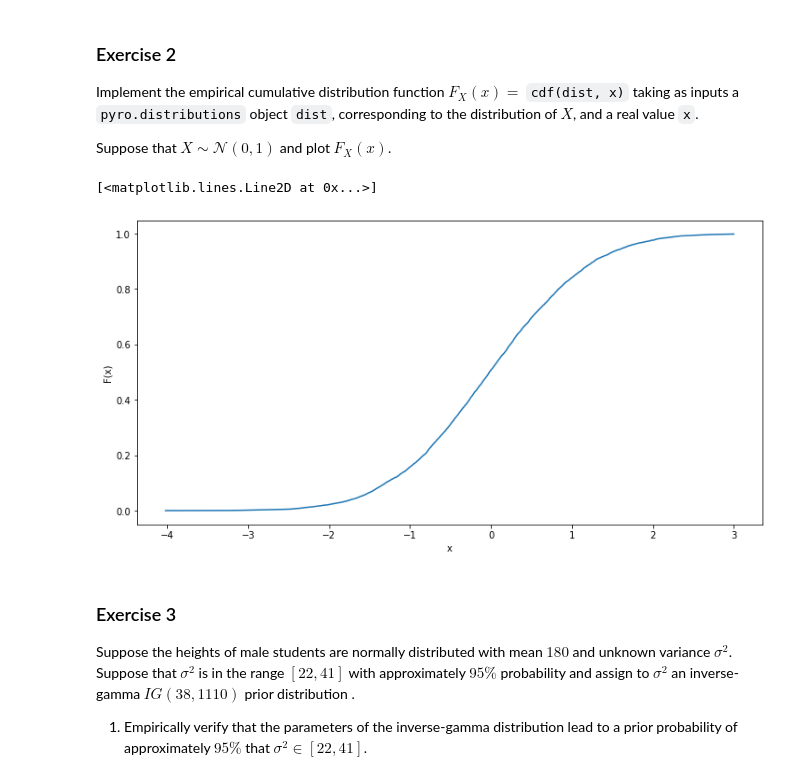
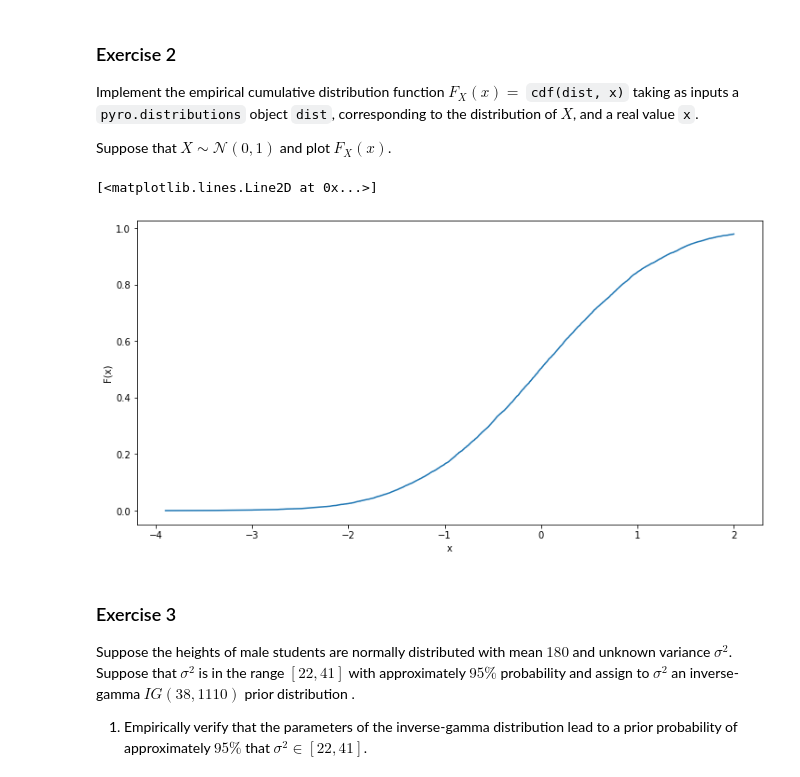
Before and after one commit to eferos93/statistical-machine-learning, a Jupyter notebook: homeworks/homework_02_Fabrici.ipynb, the cells around one changed output. Cells and saved outputs as stored; diff of their text form; code cells hidden in the pictures.

```diff
--- a/homeworks/homework_02_Fabrici.ipynb
+++ b/homeworks/homework_02_Fabrici.ipynb
@@ -35,32 +35,32 @@ Suppose that $X\sim \mathcal{N}(0,1)$ and plot $F_X(x)$.
 # %%
 import pyro
 import pyro.distributions as distr
 import numpy as np
 import matplotlib.pyplot as plt
 import seaborn as sns
 
 def cdf_axises(dist : pyro.distributions, x):
     """
     Function that computes all the values of F up to F(x)
     Returns the axis needed for plotting
     """
     sample = np.sort([pyro.sample('s', dist) for i in range(10000)])
     x_axis = list(filter(lambda a: a<x, sample))
     temp = np.arange(1,len(sample)+1) / len(sample)
     y_axis = [temp[i] for i in range(len(x_axis))]
     return (x_axis, y_axis)
 
 def cdf(dist: pyro.distributions, x):
     return cdf_axises(dist, x)[1][-1]
 
-axises = cdf_axises(distr.Normal(0,1), 3)
+axises = cdf_axises(distr.Normal(0,1), 2)
 plt.figure(figsize=(12,6))
 plt.xlabel("x")
 plt.ylabel("F(x)")
 plt.plot(axises[0], axises[1])
 # %% [output]
 [<matplotlib.lines.Line2D at 0x...>]
-[figure, old version]
+[figure, new version]
 # %% [markdown]
 ### Exercise 3
 
```
Also changed, not shown: parts of 10 cells of this notebook.
